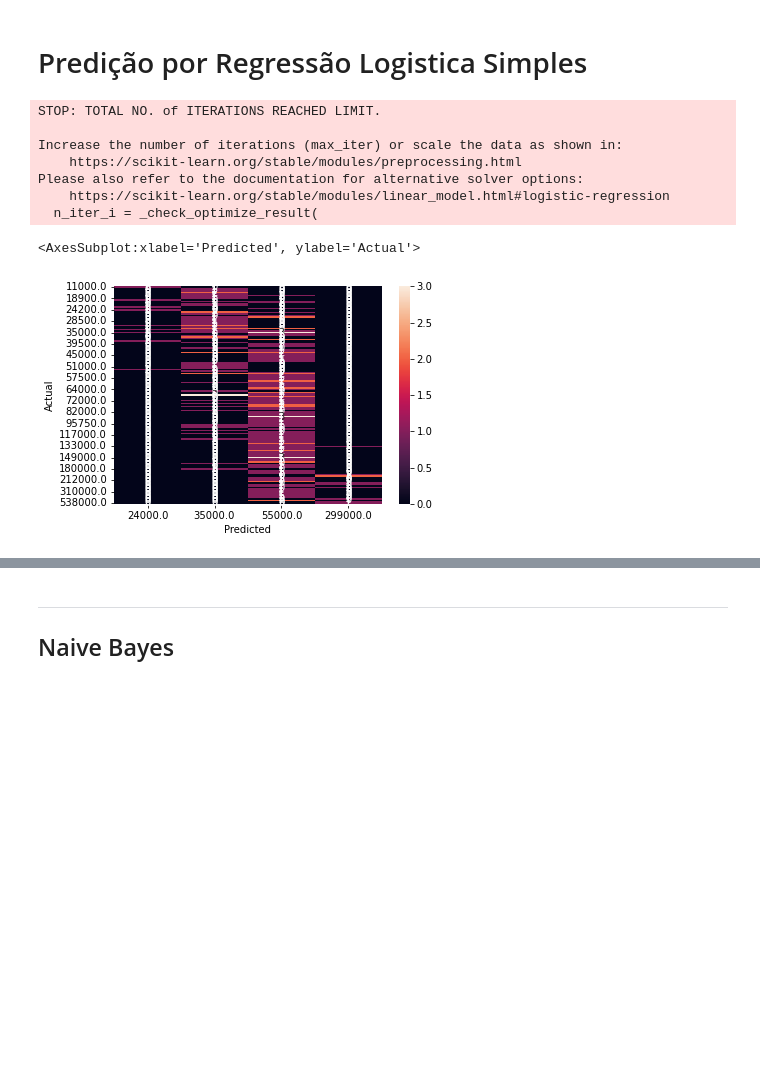
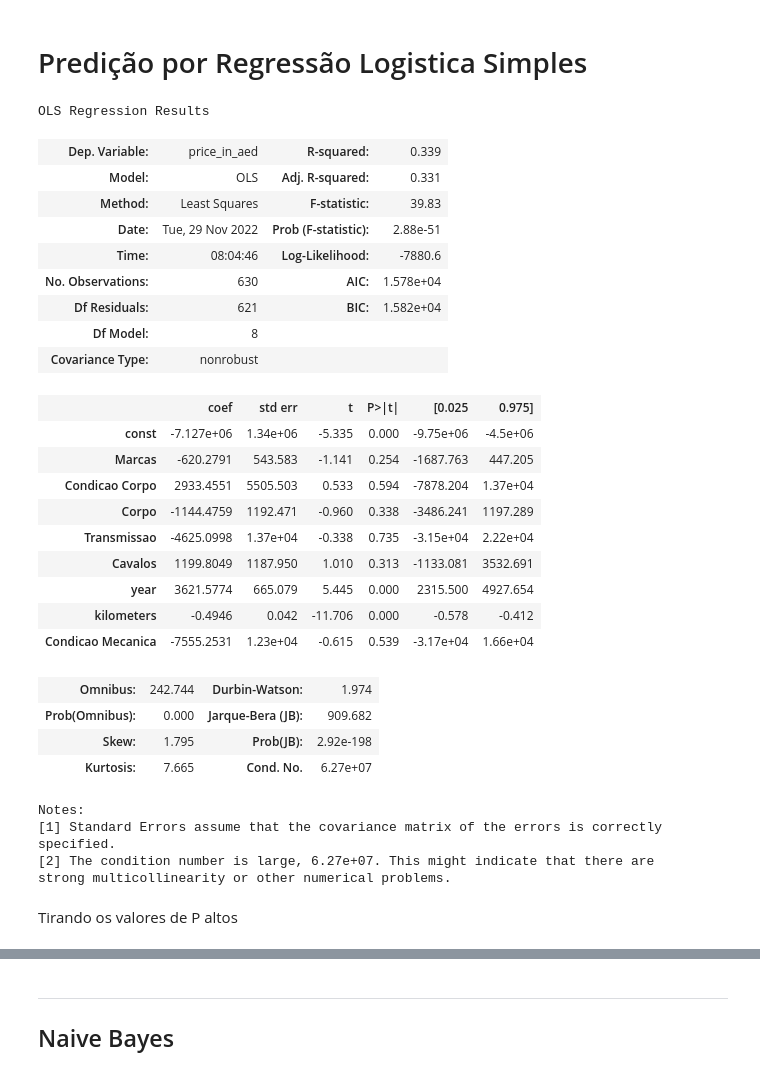
Before and after one commit to insper-classroom/22-2b-cd-p2-p2_albert_arthur_thiago, a Jupyter notebook: main.ipynb, the cells around one changed output, grey strips where cells are left out. Drawn from its saved outputs; the diff is of its cells as text; code cells hidden in the pictures; blank space fills up the shorter version.

Commit message:
Implementando Regressão linear corretamente

```diff
--- a/main.ipynb
+++ b/main.ipynb
@@ -460,18 +487,42 @@ X_train,X_test,y_train,y_test = train_test_split(X,y,test_size=0.25,random_state
 # %%
-logistic_regression= LogisticRegression()
-logistic_regression.fit(X_train,y_train)
-y_pred=logistic_regression.predict(X_test)
+X_dados = sm.add_constant(X_train) # Adiciona coluna de 1s para estimar intercepto junto com a coluna de x (dados)
+
+# Define o modelo
+model = sm.OLS(y_train, X_dados)
+
+# Faz o ajuste
+results = model.fit()
+
+# Mostra os resultados
+results.summary()
 # %% [output]
-STOP: TOTAL NO. of ITERATIONS REACHED LIMIT.
-
-Increase the number of iterations (max_iter) or scale the data as shown in:
-    https://scikit-learn.org/stable/modules/preprocessing.html
-Please also refer to the documentation for alternative solver options:
-    https://scikit-learn.org/stable/modules/linear_model.html#logistic-regression
-  n_iter_i = _check_optimize_result(
+OLS Regression Results
+| Dep. Variable: | price_in_aed | R-squared: | 0.339 |
+| Model: | OLS | Adj. R-squared: | 0.331 |
+| Method: | Least Squares | F-statistic: | 39.83 |
+| Date: | Tue, 29 Nov 2022 | Prob (F-statistic): | 2.88e-51 |
+| Time: | 08:04:46 | Log-Likelihood: | -7880.6 |
+| No. Observations: | 630 | AIC: | 1.578e+04 |
+| Df Residuals: | 621 | BIC: | 1.582e+04 |
+| Df Model: | 8 |  |  |
+| Covariance Type: | nonrobust |  |  |
+|  | coef | std err | t | P>|t| | [0.025 | 0.975] |
+| const | -7.127e+06 | 1.34e+06 | -5.335 | 0.000 | -9.75e+06 | -4.5e+06 |
+| Marcas | -620.2791 | 543.583 | -1.141 | 0.254 | -1687.763 | 447.205 |
+| Condicao Corpo | 2933.4551 | 5505.503 | 0.533 | 0.594 | -7878.204 | 1.37e+04 |
+| Corpo | -1144.4759 | 1192.471 | -0.960 | 0.338 | -3486.241 | 1197.289 |
+| Transmissao | -4625.0998 | 1.37e+04 | -0.338 | 0.735 | -3.15e+04 | 2.22e+04 |
+| Cavalos | 1199.8049 | 1187.950 | 1.010 | 0.313 | -1133.081 | 3532.691 |
+| year | 3621.5774 | 665.079 | 5.445 | 0.000 | 2315.500 | 4927.654 |
+| kilometers | -0.4946 | 0.042 | -11.706 | 0.000 | -0.578 | -0.412 |
+| Condicao Mecanica | -7555.2531 | 1.23e+04 | -0.615 | 0.539 | -3.17e+04 | 1.66e+04 |
+| Omnibus: | 242.744 | Durbin-Watson: | 1.974 |
+| Prob(Omnibus): | 0.000 | Jarque-Bera (JB): | 909.682 |
+| Skew: | 1.795 | Prob(JB): | 2.92e-198 |
+| Kurtosis: | 7.665 | Cond. No. | 6.27e+07 |
+Notes:
+[1] Standard Errors assume that the covariance matrix of the errors is correctly specified.
+[2] The condition number is large, 6.27e+07. This might indicate that there are
+strong multicollinearity or other numerical problems.
-# %%
-confusion_matrix = pd.crosstab(y_test, y_pred, rownames=['Actual'], colnames=['Predicted'])
-sns.heatmap(confusion_matrix, annot=True)
-# %% [output]
-<AxesSubplot:xlabel='Predicted', ylabel='Actual'>
-[figure, removed]
+# %% [markdown]
+Tirando os valores de P altos
```
Also changed, not shown: parts of 21 cells of this notebook.
